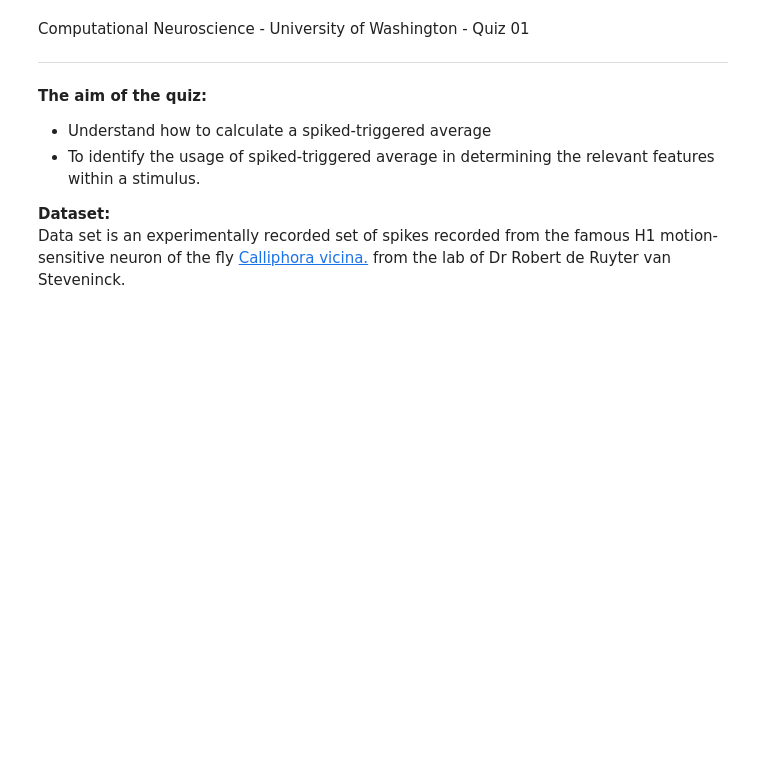
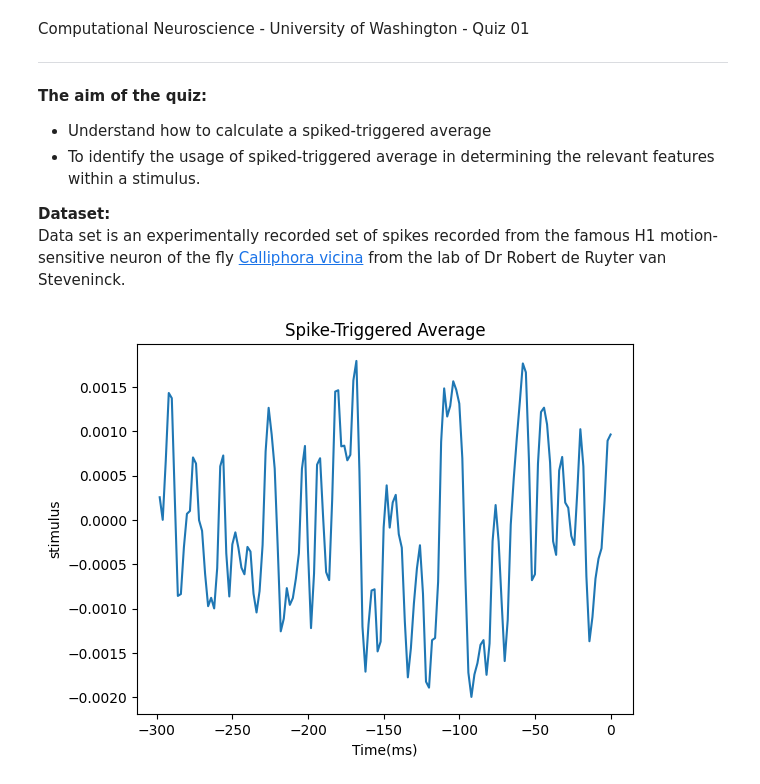
Before and after one commit to lahiruC22/computational-neuroscience, a Jupyter notebook: codelab_01.ipynb, the cells around one changed output. Drawn from its saved outputs; the diff is of its cells as text; code cells hidden in the pictures; blank space fills up the shorter version.

```diff
--- a/codelab_01.ipynb
+++ b/codelab_01.ipynb
@@ -10,7 +10,7 @@ Computational Neuroscience - University of Washington - Quiz 01
 *   To identify the usage of spiked-triggered average in determining the relevant features within a stimulus.
 
 **Dataset:**
-Data set is an experimentally recorded set of spikes recorded from the famous H1 motion-sensitive neuron of the fly [Calliphora vicina.](https://encrypted-tbn0.gstatic.com/licensed-image?q=tbn:ANd9GcTF42TmSzN6xcJ-JevfBbQvaxYqwj5_PnomHL4ZqqzOneFH3X9NqU6SRfzuYPK1zjJaIikwPOGwflQ5bSU) from the lab of Dr Robert de Ruyter van Steveninck.
+Data set is an experimentally recorded set of spikes recorded from the famous H1 motion-sensitive neuron of the fly [Calliphora vicina](https://encrypted-tbn0.gstatic.com/licensed-image?q=tbn:ANd9GcTF42TmSzN6xcJ-JevfBbQvaxYqwj5_PnomHL4ZqqzOneFH3X9NqU6SRfzuYPK1zjJaIikwPOGwflQ5bSU) from the lab of Dr Robert de Ruyter van Steveninck.
 # %%
 """Code to compute spike-triggered average."""
 #importing the necessary libraries
@@ -19,26 +19,28 @@ import numpy as np
 import matplotlib.pyplot as plt
 import pickle
 # %%
-FILENAME = 'clp8.pickle'
+FILENAME = '/content/drive/MyDrive/computational-neuro-quiz/c1p8.pickle'
 with open(FILENAME,'rb') as f:
   data = pickle.load(f)
 
 stim = data['stim']
 rho = data['rho']
 
-sampling_periods = # in ms
-num_timesteps =
+sampling_periods = 2 # in ms
+num_timesteps = 150
 
 sta = compute_sta(stim, rho, num_timesteps)
 
-time = (np.arrange(-num_timesteps,0)+1)*sampling_period
+time = (np.arange(-num_timesteps,0)+1) * sampling_periods
 
 plt.plot(time,sta)
 plt.xlabel('Time(ms)')
 plt.ylabel('stimulus')
 plt.title('Spike-Triggered Average')
 
 plt.show()
+# %% [output]
+[figure, added]
 # %%
 def compute_sta(stim, rho, num_timesteps):
   """Compute the spike-triggered average from a stimulus and spike-train.
```
Also changed, not shown: parts of 1 cell of this notebook.
